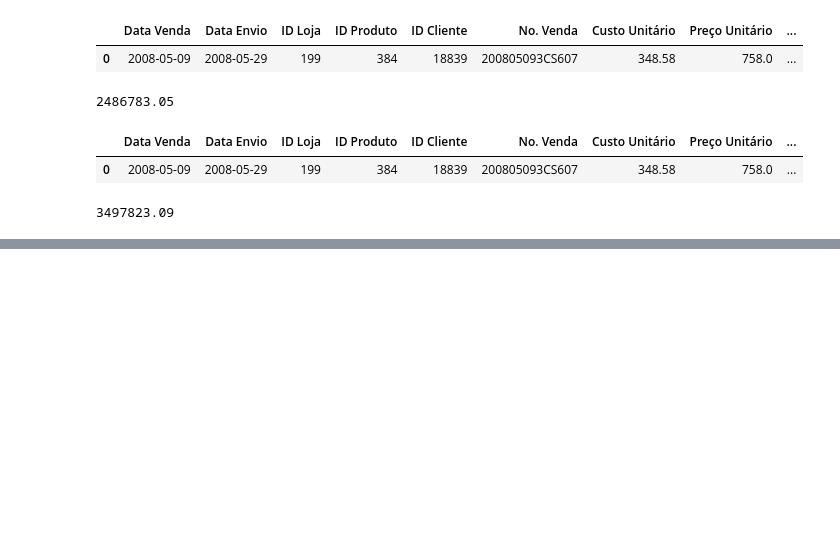
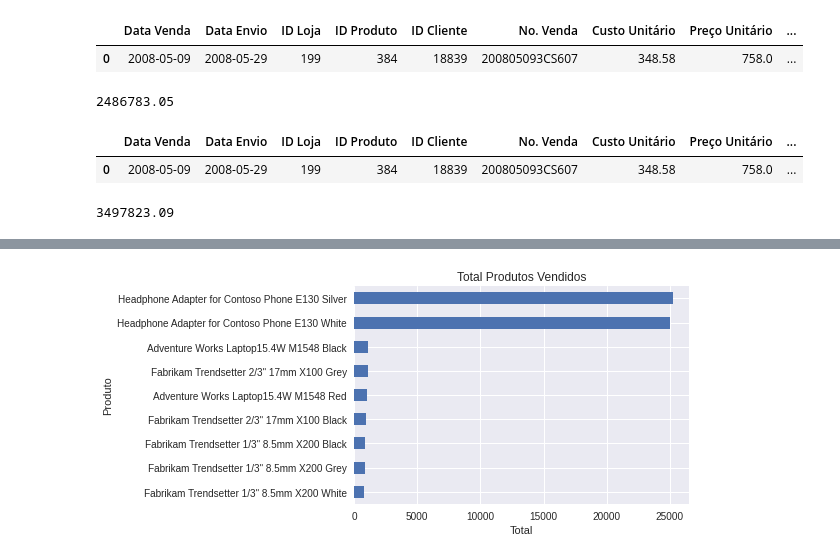
Before and after one commit to calexmatrix/Analise-de-dados-com-Python-e-Pandas, a Jupyter notebook: Aula8_Analise_Exploratoria.ipynb, the cells around one changed output, grey strips where cells are left out. Saved outputs shown, nothing was run; the diff lists cells and outputs as text; code cells hidden in the pictures; blank space fills up the shorter version.

```diff
--- a/Aula8_Analise_Exploratoria.ipynb
+++ b/Aula8_Analise_Exploratoria.ipynb
@@ -84,5 +84,5 @@ round(df["lucro"].sum(), 2)
 # %% [output]
 3497823.09
 # %%
-# Criadno uma coluna com total de diaso total, podemos achar o Lucro total
-df["lucro"] = df["Valor Venda"] - df["custo"]
+# Criando uma coluna com total de dias para enviar o produto
+df["Tempo_envio"] = df["Data Envio"] - df["Data Venda"]
@@ -88,0 +99,3 @@ df["lucro"] = df["Valor Venda"] - df["custo"]
+# %%
+# Alterando o tipo de dado da coluna Tempo_envio
+df["Tempo_envio"]=df["Tempo_envio"].astype("int64")
@@ -88,0 +182,7 @@ df["lucro"] = df["Valor Venda"] - df["custo"]
+# %%
+# Gráfico Total de produtos veniddos
+df.groupby("Produto")["Quantidade"].sum().sort_values(ascending=True).plot.barh(title="Total Produtos Vendidos")
+plt.xlabel("Total")
+plt.ylabel("Produto");
+# %% [output]
+[figure, added]
```
Also changed, not shown: parts of 24 cells of this notebook.
